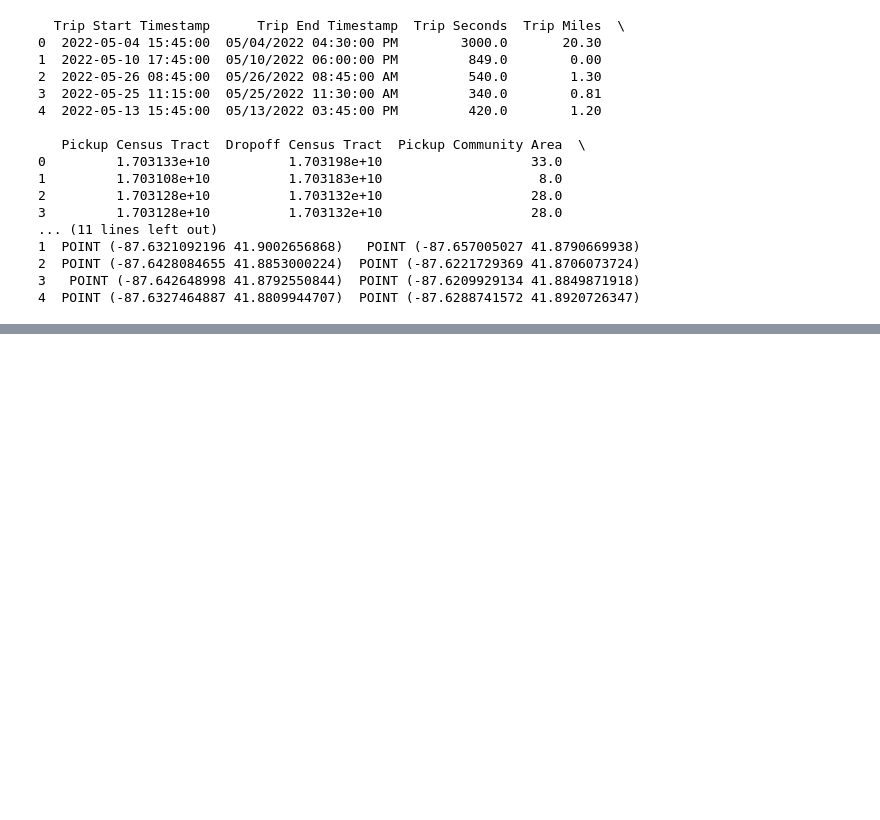
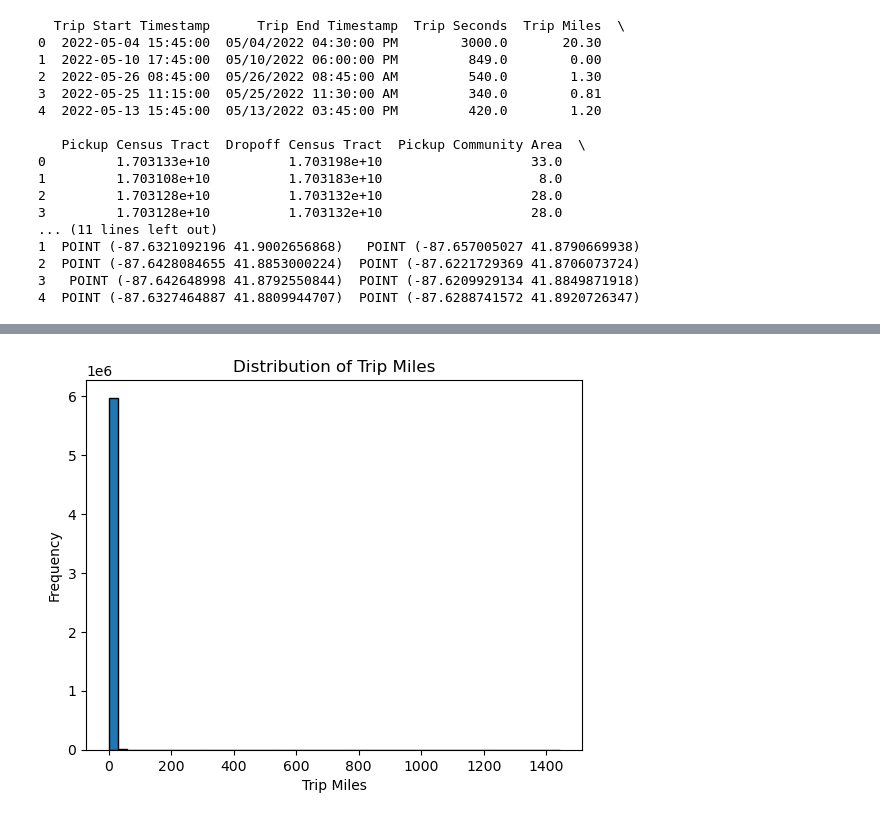
Before and after one commit to antoinekc8/Hackhaton_M2C_Rampoldi_Karila-Cohen, a Jupyter notebook: antoine.ipynb, the cells around one changed output, grey strips where cells are left out. Cells and saved outputs as stored; diff of their text form; code cells hidden in the pictures; blank space fills up the shorter version.

```diff
--- a/antoine.ipynb
+++ b/antoine.ipynb
@@ -27,0 +61,9 @@ print(data.head())
+# %%
+# Check Trip Miles distribution
+plt.hist(data['Trip Miles'], bins=50, edgecolor='black')
+plt.title('Distribution of Trip Miles')
+plt.xlabel('Trip Miles')
+plt.ylabel('Frequency')
+plt.show()
+# %% [output]
+[figure, added]
```
Also changed, not shown: parts of 6 cells of this notebook, 1 other file.
